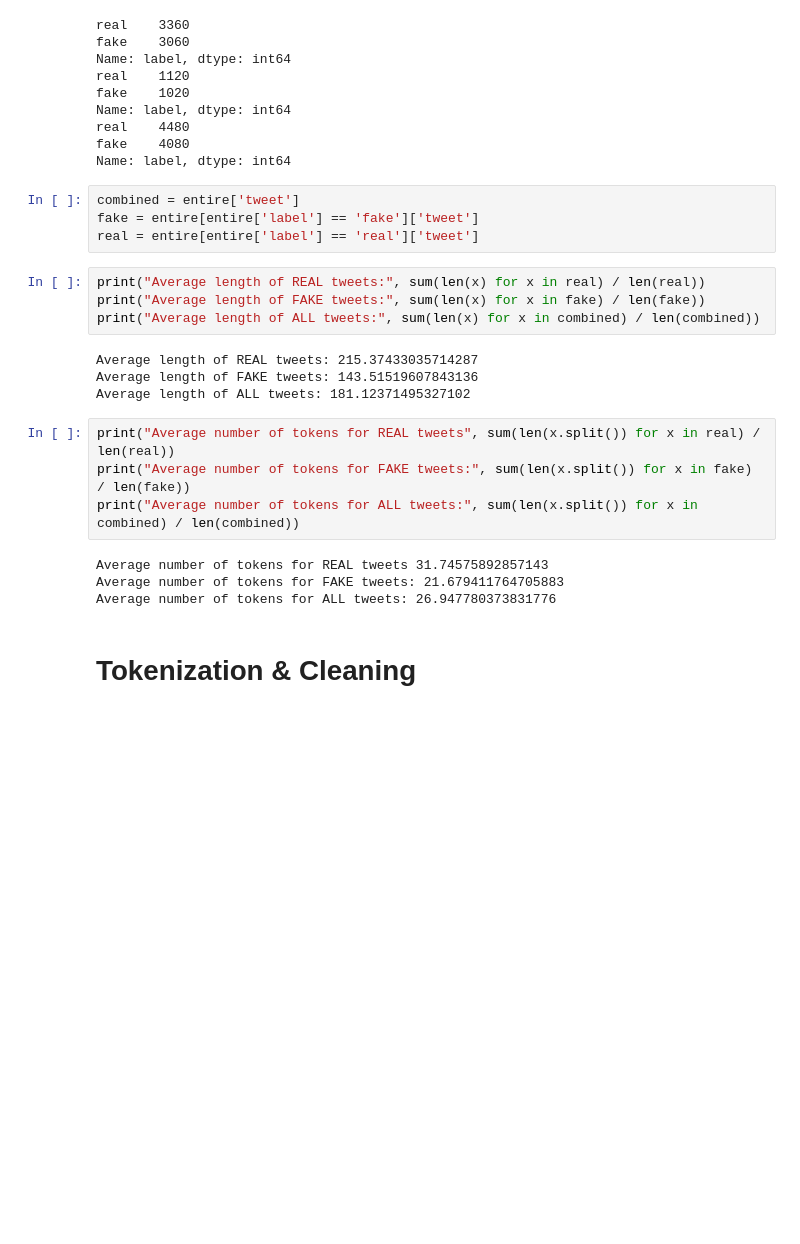
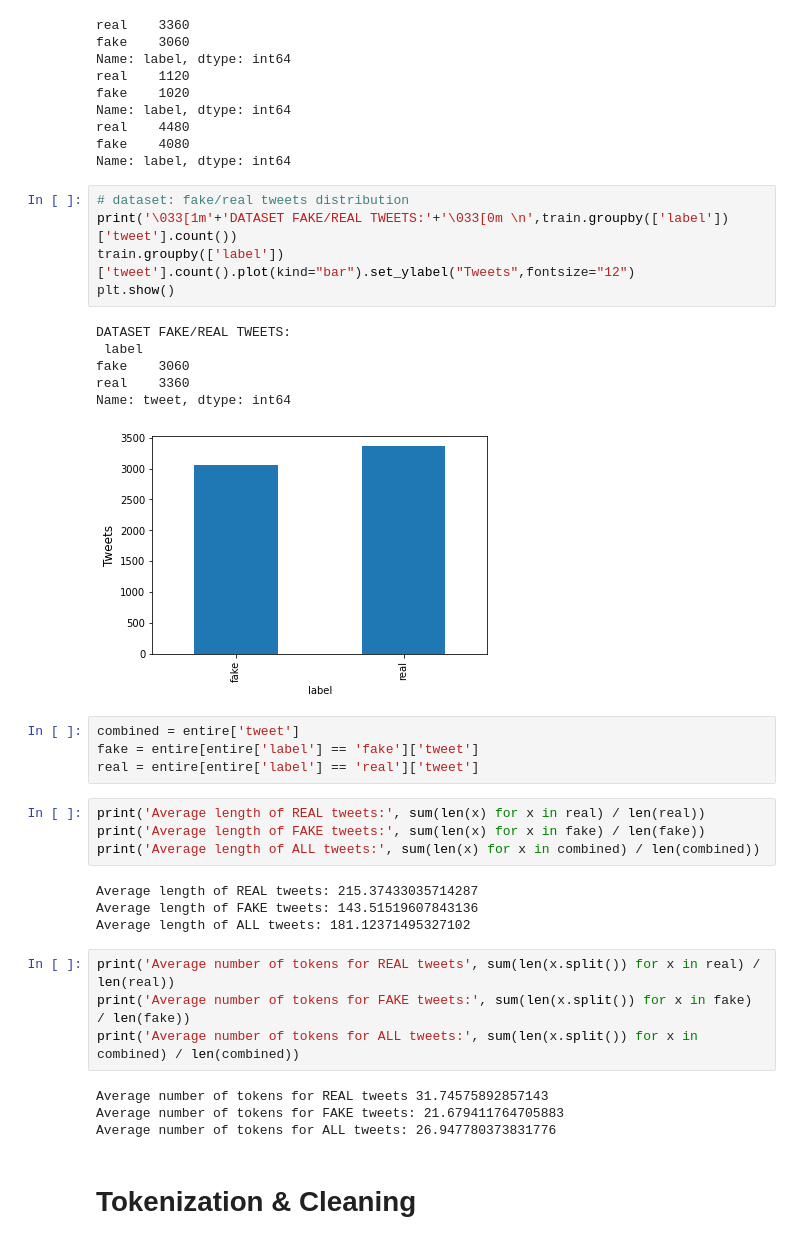
Before and after one commit to Emanuele-C/ML-SII_Project, a Jupyter notebook: stats.ipynb, the cells around one changed output. Cells and saved outputs as stored; diff of their text form; blank space fills up the shorter version.

Commit message:
graph dataset tweets

```diff
--- a/stats.ipynb
+++ b/stats.ipynb
@@ -72,22 +72,34 @@ Name: label, dtype: int64
 real    4480
 fake    4080
 Name: label, dtype: int64
+# %%
+# dataset: fake/real tweets distribution
+print('\033[1m'+'DATASET FAKE/REAL TWEETS:'+'\033[0m \n',train.groupby(['label'])['tweet'].count())
+train.groupby(['label'])['tweet'].count().plot(kind="bar").set_ylabel("Tweets",fontsize="12")
+plt.show()
+# %% [output]
+DATASET FAKE/REAL TWEETS:
+ label
+fake    3060
+real    3360
+Name: tweet, dtype: int64
+[figure, added]
 # %%
 combined = entire['tweet']
 fake = entire[entire['label'] == 'fake']['tweet']
 real = entire[entire['label'] == 'real']['tweet']
 # %%
-print("Average length of REAL tweets:", sum(len(x) for x in real) / len(real))
-print("Average length of FAKE tweets:", sum(len(x) for x in fake) / len(fake))
-print("Average length of ALL tweets:", sum(len(x) for x in combined) / len(combined))
+print('Average length of REAL tweets:', sum(len(x) for x in real) / len(real))
+print('Average length of FAKE tweets:', sum(len(x) for x in fake) / len(fake))
+print('Average length of ALL tweets:', sum(len(x) for x in combined) / len(combined))
 # %% [output]
 Average length of REAL tweets: 215.37433035714287
 Average length of FAKE tweets: 143.51519607843136
 Average length of ALL tweets: 181.12371495327102
 # %%
-print("Average number of tokens for REAL tweets", sum(len(x.split()) for x in real) / len(real))
-print("Average number of tokens for FAKE tweets:", sum(len(x.split()) for x in fake) / len(fake))
-print("Average number of tokens for ALL tweets:", sum(len(x.split()) for x in combined) / len(combined))
+print('Average number of tokens for REAL tweets', sum(len(x.split()) for x in real) / len(real))
+print('Average number of tokens for FAKE tweets:', sum(len(x.split()) for x in fake) / len(fake))
+print('Average number of tokens for ALL tweets:', sum(len(x.split()) for x in combined) / len(combined))
 # %% [output]
 Average number of tokens for REAL tweets 31.74575892857143
 Average number of tokens for FAKE tweets: 21.679411764705883
```
Also changed, not shown: parts of 4 cells of this notebook.
